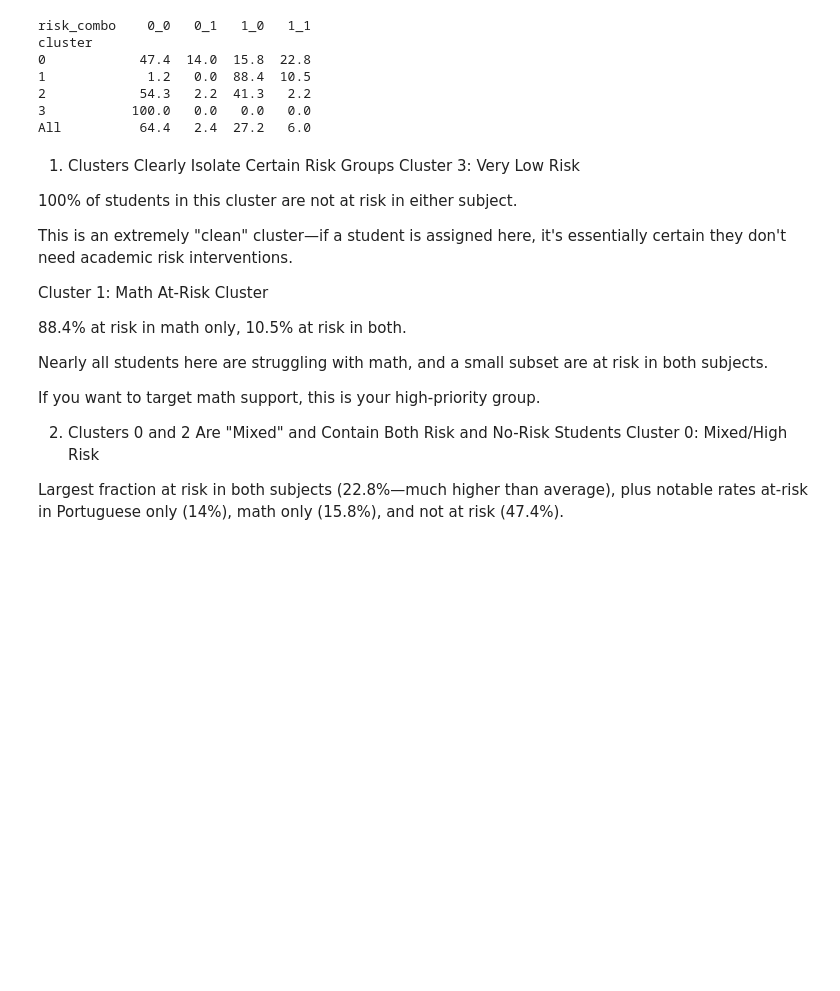
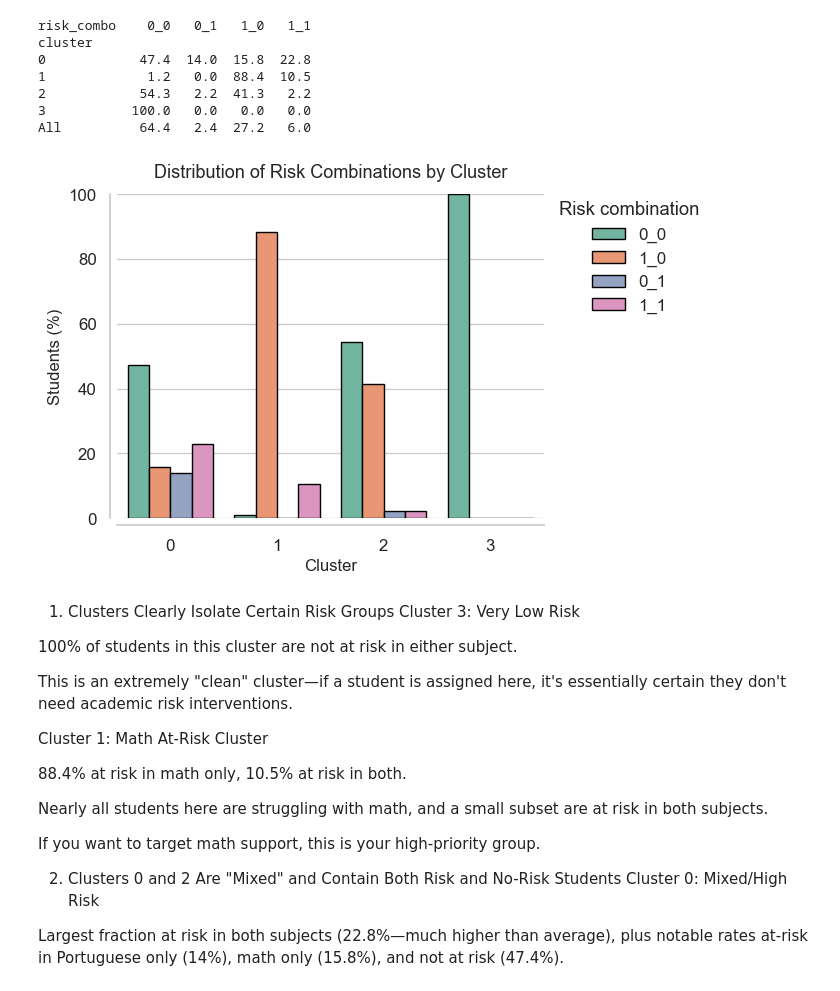
Before and after one commit to marias-25/Project, a Jupyter notebook: KNN_cluster.ipynb, the cells around one changed output. Cells and saved outputs as stored; diff of their text form; code cells hidden in the pictures; blank space fills up the shorter version.

```diff
--- a/KNN_cluster.ipynb
+++ b/KNN_cluster.ipynb
@@ -334,6 +334,47 @@ cluster
 2            54.3   2.2  41.3   2.2
 3           100.0   0.0   0.0   0.0
 All          64.4   2.4  27.2   6.0
+# %%
+
+sns.set(style="whitegrid", font_scale=1.1)
+
+plt.figure(figsize=(7, 4.5))
+ax = sns.barplot(
+    data=risk_pct_long,
+    x='cluster',
+    y='percentage',
+    hue='risk_combo',
+    order=cluster_order,
+    hue_order=combo_order,
+    palette='Set2',
+    edgecolor='black'
+)
+
+# Axis labels and title
+ax.set_xlabel('Cluster', fontsize=12)
+ax.set_ylabel('Students (%)', fontsize=12)
+ax.set_title('Distribution of Risk Combinations by Cluster', fontsize=13, pad=12)
+
+# Y-axis limits and tick formatting
+ax.set_ylim(0, 100)
+ax.yaxis.set_major_formatter(lambda x, pos: f'{int(x)}')
+
+# Cleaner legend
+handles, labels = ax.get_legend_handles_labels()
+ax.legend(
+    handles, labels,
+    title='Risk combination',
+    bbox_to_anchor=(1.02, 1),
+    loc='upper left',
+    borderaxespad=0.,
+    frameon=False
+)
+
+sns.despine(offset=5)
+plt.tight_layout()
+plt.show()
+# %% [output]
+[figure, added]
 # %% [markdown]
 1. Clusters Clearly Isolate Certain Risk Groups
 Cluster 3: Very Low Risk
```
Also changed, not shown: parts of 14 cells of this notebook.
